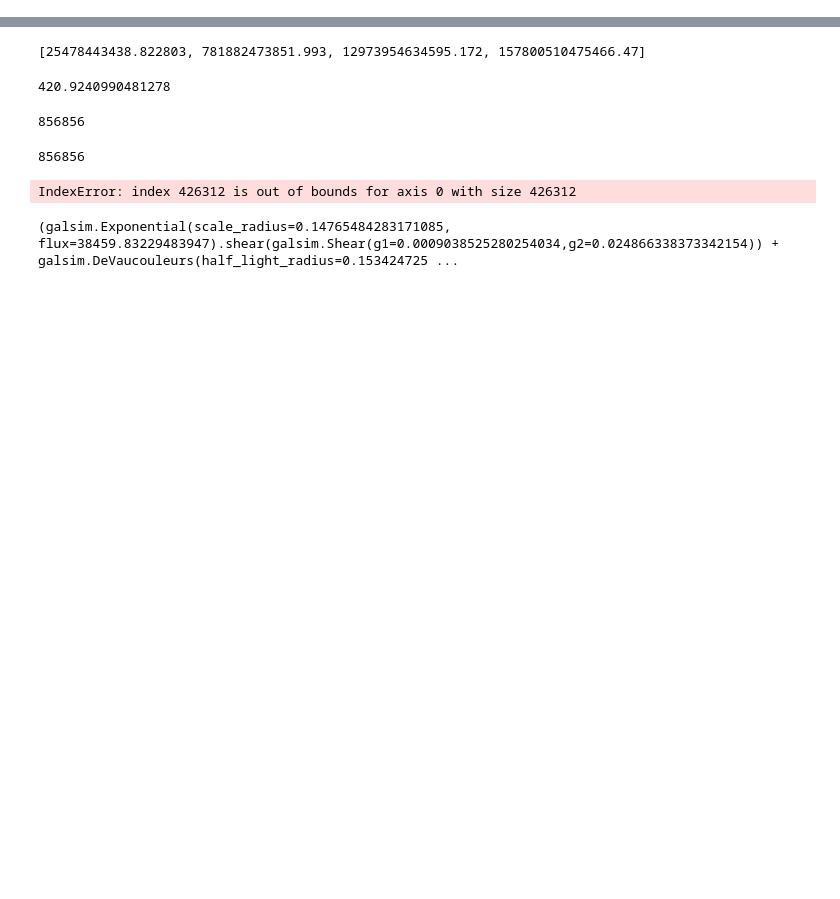
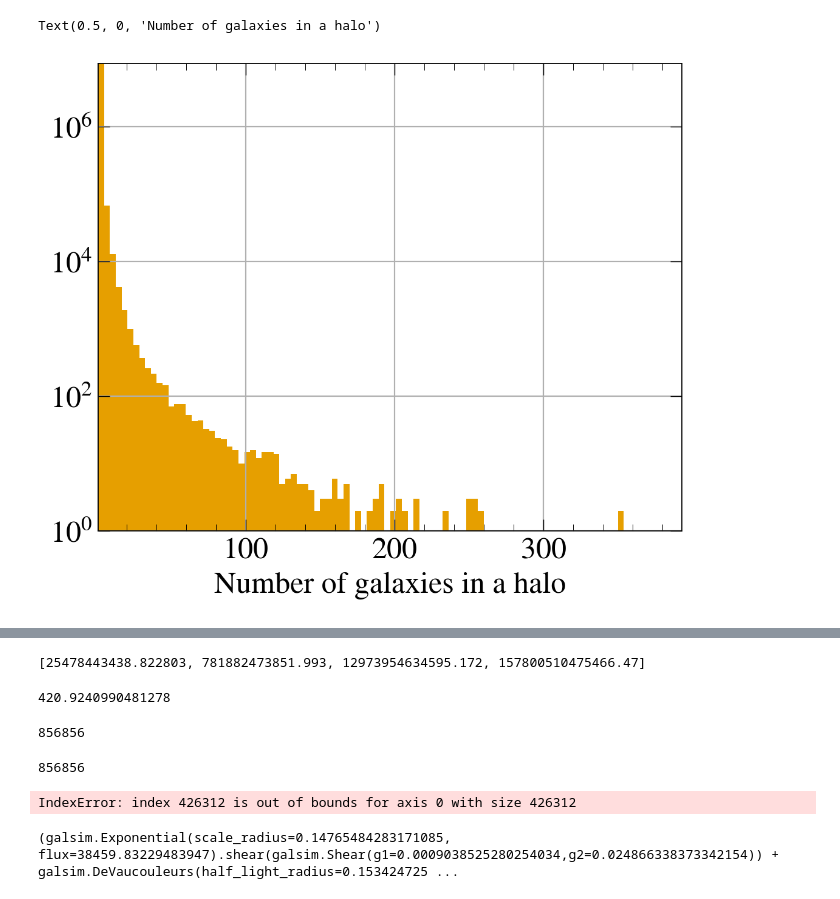
Before and after one commit to zhouconghao/WeakLensingDeblending, a Jupyter notebook: notebooks/simulate_gals.ipynb, the cells around one changed output, grey strips where cells are left out. Saved outputs shown, nothing was run; the diff lists cells and outputs as text; code cells hidden in the pictures; blank space fills up the shorter version.

```diff
--- a/notebooks/simulate_gals.ipynb
+++ b/notebooks/simulate_gals.ipynb
@@ -13,6 +13,8 @@ import astropy.table
 from tqdm import tqdm,trange
 import pickle
 import pandas as pd
+import matplotlib.pyplot as plt
+plt.style.use("MNRAS")
 # %%
 from gals_wideblend import *
 # %%
@@ -79,0 +24,2 @@ for bin_index in np.unique(dc2_df['mass_bin']):
+# %%
+dc2_df.set_index('galtileid',inplace=True)
@@ -79,0 +43,6 @@ for bin_index in np.unique(dc2_df['mass_bin']):
+# %%
+dc2_df.groupby('halo_id').count()['ra'].hist(bins=100,log=True)
+plt.xlabel('Number of galaxies in a halo')
+# %% [output]
+Text(0.5, 0, 'Number of galaxies in a halo')
+[figure, added]
```
Also changed, not shown: parts of 27 cells of this notebook, 4 other files.
